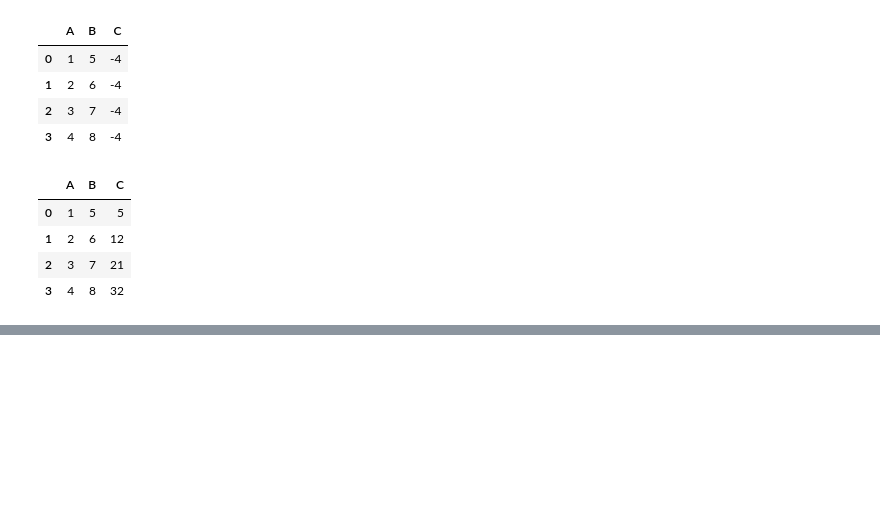
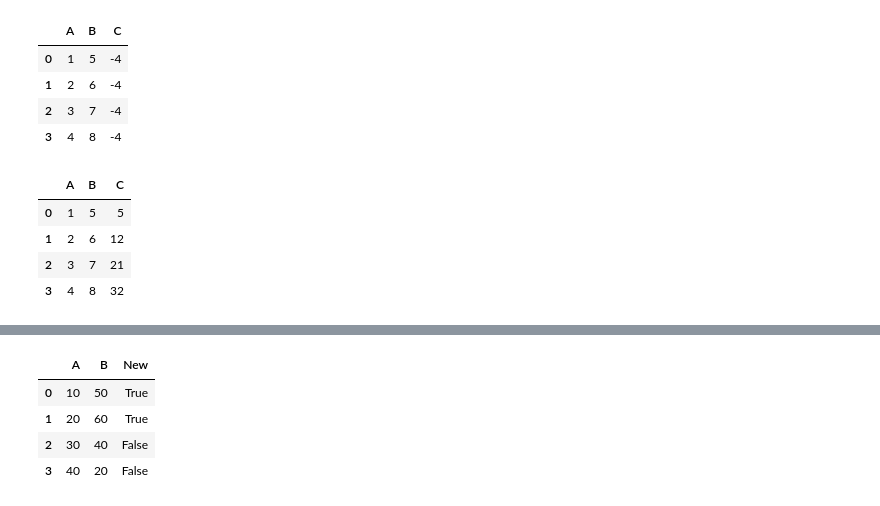
Before and after one commit to NishmthaM/Python_pandas, a Jupyter notebook: Python_Pandas.ipynb, the cells around one changed output, grey strips where cells are left out. Saved outputs shown, nothing was run; the diff lists cells and outputs as text; code cells hidden in the pictures; blank space fills up the shorter version.

```diff
--- a/Python_Pandas.ipynb
+++ b/Python_Pandas.ipynb
@@ -290,3 +290,6 @@ a
 | 1 | 2 | 6 | 12 |
 | 2 | 3 | 7 | 21 |
 | 3 | 4 | 8 | 32 |
+# %%
+var1=pd.DataFrame({"A":[10,20,30,40],"B":[50,60,40,20]})
+var1
@@ -292,0 +302,9 @@ a
+# %%
+var1["New"] = var1["A"] <=20
+var1
+# %% [output]
+|  | A | B | New |
+| 0 | 10 | 50 | True |
+| 1 | 20 | 60 | True |
+| 2 | 30 | 40 | False |
+| 3 | 40 | 20 | False |
```
Also changed, not shown: parts of 2 cells of this notebook.
